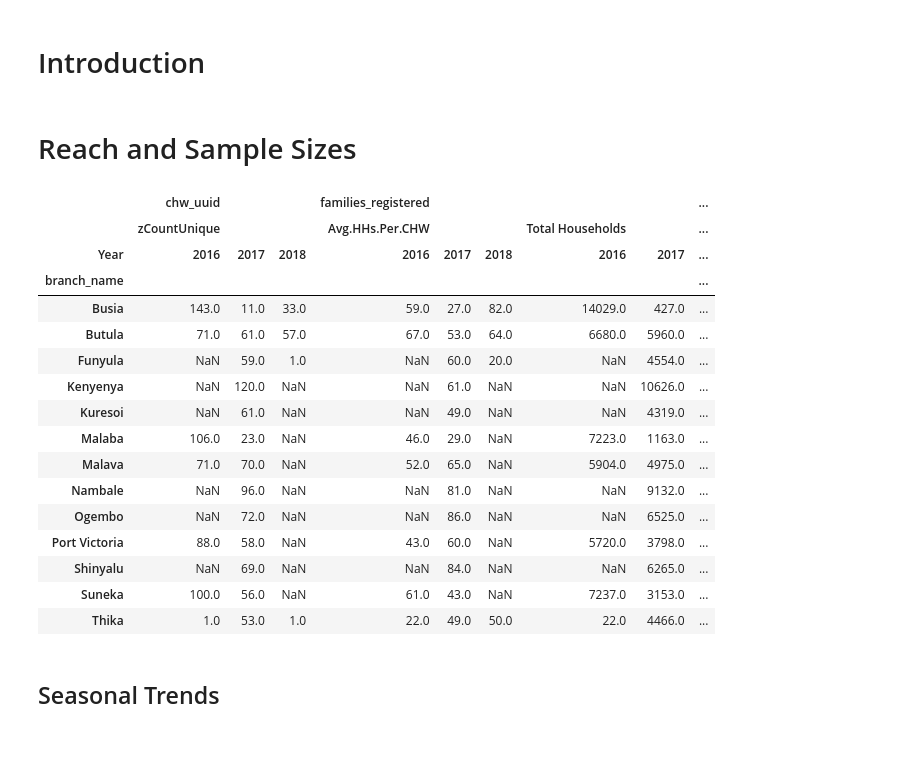
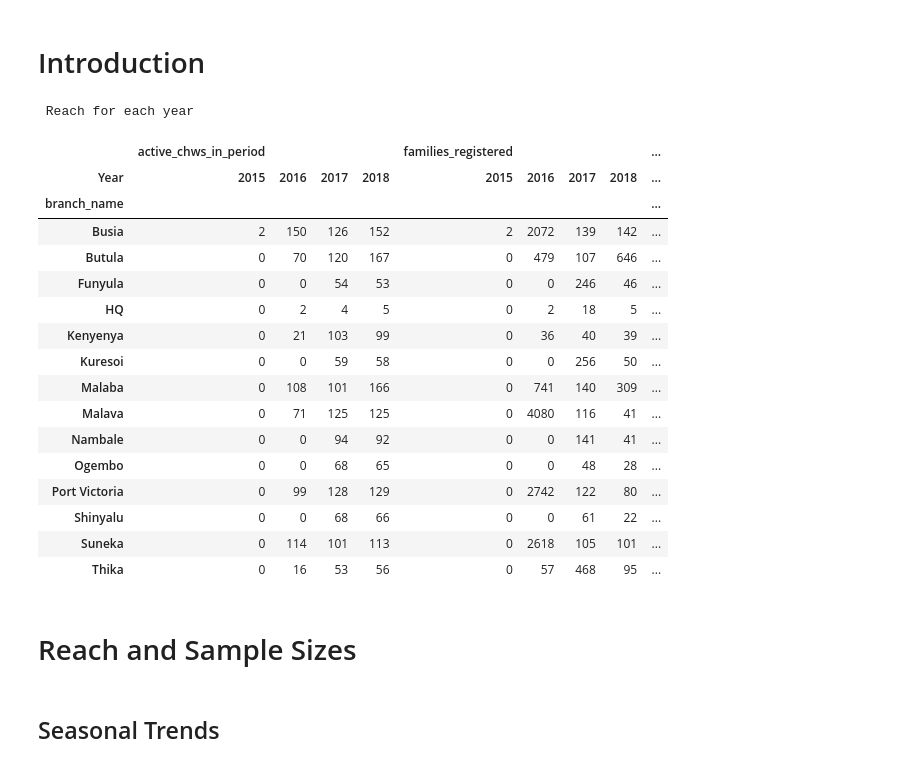
Before and after one commit to bilha-analytics/zReports, a Jupyter notebook: ke_views/ke_2015_Mar_2018.ipynb, the cells around one changed output. Saved outputs shown, nothing was run; the diff lists cells and outputs as text; code cells hidden in the pictures.

```diff
--- a/ke_views/ke_2015_Mar_2018.ipynb
+++ b/ke_views/ke_2015_Mar_2018.ipynb
@@ -78,35 +226,31 @@ dts["malaria_all_ages_pos_mrdt_treated"] = dts["malaria_u5_mrtd_pos_treated"]+dt
 # %% [markdown]
 # Introduction
+# %%
+print("\n\n Reach for each year")
+pd.pivot_table( dts[ (( (dts["Month"]==12) & (dts["Year"]!=2018) ) | ( (dts["Month"]==3) & (dts["Year"]==2018) ) ) ], index=["branch_name"], columns=["Year"],
+               values=["supervisor_uuid", "active_chws_in_period", "families_registered", ],
+              aggfunc={ "supervisor_uuid":zCountUnique, "active_chws_in_period":np.sum, "families_registered": np.sum, })
+# %% [output]
+ Reach for each year
+|  | active_chws_in_period |  |  |  | families_registered |  |  |  | ... |
+| Year | 2015 | 2016 | 2017 | 2018 | 2015 | 2016 | 2017 | 2018 | ... |
+| branch_name |  |  |  |  |  |  |  |  | ... |
+| Busia | 2 | 150 | 126 | 152 | 2 | 2072 | 139 | 142 | ... |
+| Butula | 0 | 70 | 120 | 167 | 0 | 479 | 107 | 646 | ... |
+| Funyula | 0 | 0 | 54 | 53 | 0 | 0 | 246 | 46 | ... |
+| HQ | 0 | 2 | 4 | 5 | 0 | 2 | 18 | 5 | ... |
+| Kenyenya | 0 | 21 | 103 | 99 | 0 | 36 | 40 | 39 | ... |
+| Kuresoi | 0 | 0 | 59 | 58 | 0 | 0 | 256 | 50 | ... |
+| Malaba | 0 | 108 | 101 | 166 | 0 | 741 | 140 | 309 | ... |
+| Malava | 0 | 71 | 125 | 125 | 0 | 4080 | 116 | 41 | ... |
+| Nambale | 0 | 0 | 94 | 92 | 0 | 0 | 141 | 41 | ... |
+| Ogembo | 0 | 0 | 68 | 65 | 0 | 0 | 48 | 28 | ... |
+| Port Victoria | 0 | 99 | 128 | 129 | 0 | 2742 | 122 | 80 | ... |
+| Shinyalu | 0 | 0 | 68 | 66 | 0 | 0 | 61 | 22 | ... |
+| Suneka | 0 | 114 | 101 | 113 | 0 | 2618 | 105 | 101 | ... |
+| Thika | 0 | 16 | 53 | 56 | 0 | 57 | 468 | 95 | ... |
 # %% [markdown]
 # Reach and Sample Sizes
-# %%
-pd.pivot_table( dts, #[ dts["Year"]!=2018], #margins=True,
-               index=["branch_name"], columns=["Year"],
-               values=["supervisor_uuid", "chw_uuid", "families_registered", "total_assessments",  "total_treat_child"],
-               aggfunc={ "supervisor_uuid": zCountUnique,
-                        "chw_uuid": zCountUnique,
-                        "families_registered" : {"Total Households": np.sum, "Avg.HHs.Per.CHW" : np.mean} ,
-                        "total_assessments" : np.sum,
-                        "total_treat_child" : np.sum
-                       } ).round()
-# %% [output]
-|  | chw_uuid |  |  | families_registered |  |  |  |  | ... |
-|  | zCountUnique |  |  | Avg.HHs.Per.CHW |  |  | Total Households |  | ... |
-| Year | 2016 | 2017 | 2018 | 2016 | 2017 | 2018 | 2016 | 2017 | ... |
-| branch_name |  |  |  |  |  |  |  |  | ... |
-| Busia | 143.0 | 11.0 | 33.0 | 59.0 | 27.0 | 82.0 | 14029.0 | 427.0 | ... |
-| Butula | 71.0 | 61.0 | 57.0 | 67.0 | 53.0 | 64.0 | 6680.0 | 5960.0 | ... |
-| Funyula | NaN | 59.0 | 1.0 | NaN | 60.0 | 20.0 | NaN | 4554.0 | ... |
-| Kenyenya | NaN | 120.0 | NaN | NaN | 61.0 | NaN | NaN | 10626.0 | ... |
-| Kuresoi | NaN | 61.0 | NaN | NaN | 49.0 | NaN | NaN | 4319.0 | ... |
-| Malaba | 106.0 | 23.0 | NaN | 46.0 | 29.0 | NaN | 7223.0 | 1163.0 | ... |
-| Malava | 71.0 | 70.0 | NaN | 52.0 | 65.0 | NaN | 5904.0 | 4975.0 | ... |
-| Nambale | NaN | 96.0 | NaN | NaN | 81.0 | NaN | NaN | 9132.0 | ... |
-| Ogembo | NaN | 72.0 | NaN | NaN | 86.0 | NaN | NaN | 6525.0 | ... |
-| Port Victoria | 88.0 | 58.0 | NaN | 43.0 | 60.0 | NaN | 5720.0 | 3798.0 | ... |
-| Shinyalu | NaN | 69.0 | NaN | NaN | 84.0 | NaN | NaN | 6265.0 | ... |
-| Suneka | 100.0 | 56.0 | NaN | 61.0 | 43.0 | NaN | 7237.0 | 3153.0 | ... |
-| Thika | 1.0 | 53.0 | 1.0 | 22.0 | 49.0 | 50.0 | 22.0 | 4466.0 | ... |
 # %%
 #dts.filter( )
 # %% [markdown]
```
Also changed, not shown: parts of 10 cells of this notebook, 4 other files.
